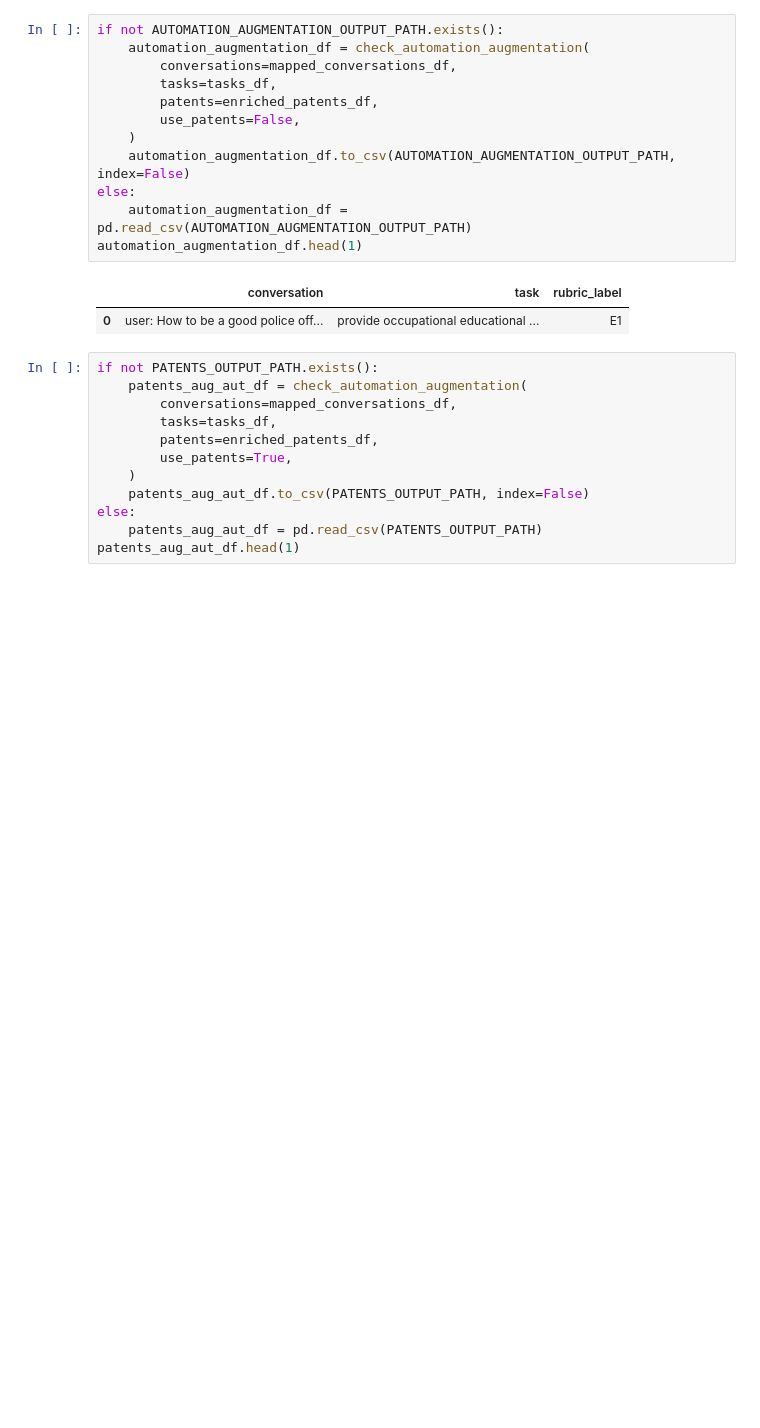
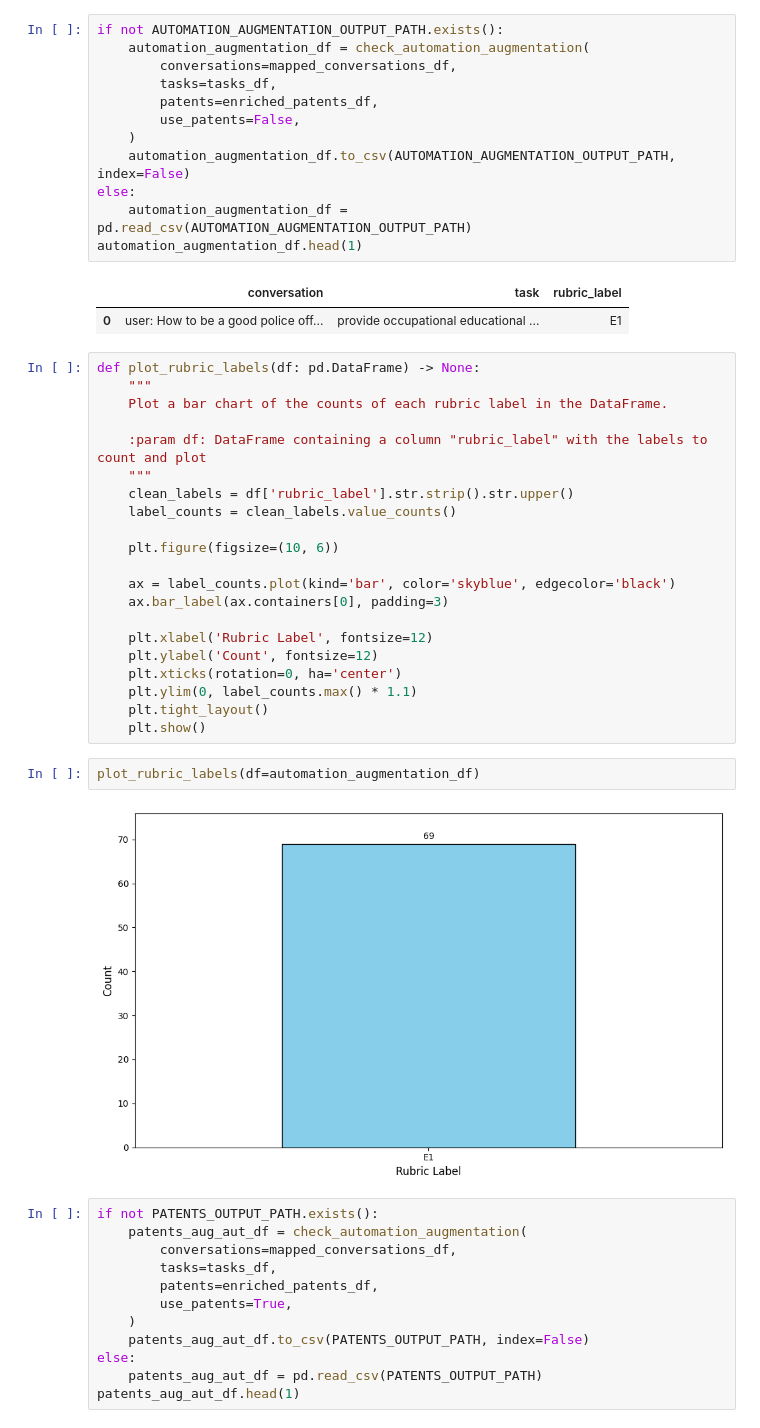
Before and after one commit to Engineering-AI-Systems-Team-3/chatgpt-at-work, a Jupyter notebook: chatgpt_at_work.ipynb, the cells around one changed output. Saved outputs shown, nothing was run; the diff lists cells and outputs as text; blank space fills up the shorter version.

```diff
--- a/chatgpt_at_work.ipynb
+++ b/chatgpt_at_work.ipynb
@@ -619,6 +619,31 @@ automation_augmentation_df.head(1)
 # %% [output]
 |  | conversation | task | rubric_label |
 | 0 | user: How to be a good police off... | provide occupational educational ... | E1 |
+# %%
+def plot_rubric_labels(df: pd.DataFrame) -> None:
+    """
+    Plot a bar chart of the counts of each rubric label in the DataFrame.
+
+    :param df: DataFrame containing a column "rubric_label" with the labels to count and plot
+    """
+    clean_labels = df['rubric_label'].str.strip().str.upper()
+    label_counts = clean_labels.value_counts()
+
+    plt.figure(figsize=(10, 6))
+
+    ax = label_counts.plot(kind='bar', color='skyblue', edgecolor='black')
+    ax.bar_label(ax.containers[0], padding=3)
+
+    plt.xlabel('Rubric Label', fontsize=12)
+    plt.ylabel('Count', fontsize=12)
+    plt.xticks(rotation=0, ha='center')
+    plt.ylim(0, label_counts.max() * 1.1)
+    plt.tight_layout()
+    plt.show()
+# %%
+plot_rubric_labels(df=automation_augmentation_df)
+# %% [output]
+[figure, added]
 # %%
 if not PATENTS_OUTPUT_PATH.exists():
     patents_aug_aut_df = check_automation_augmentation(
```
Also changed, not shown: parts of 5 cells of this notebook.
